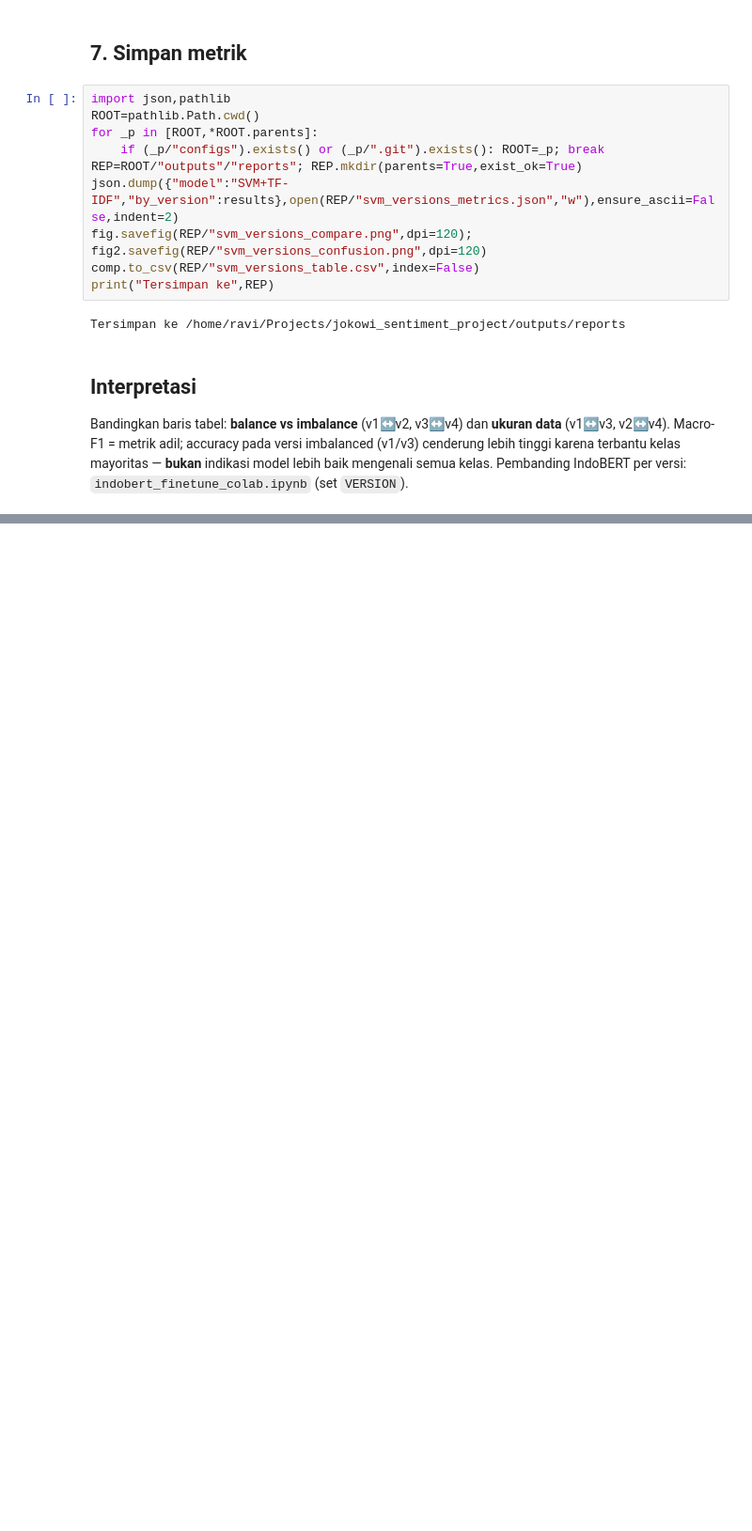
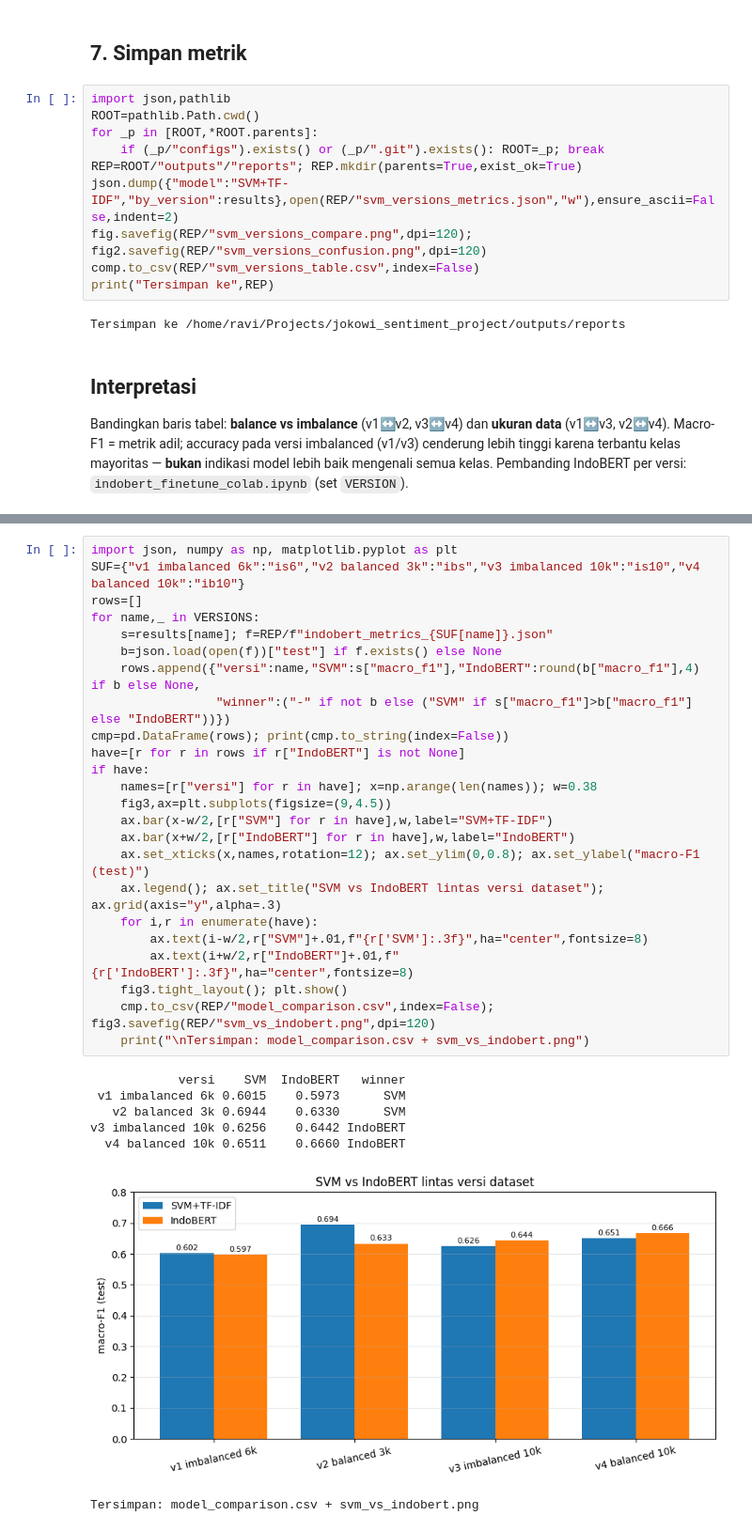
Before and after one commit to Arachnoida/jokowi_sentiment_project, a Jupyter notebook: notebooks/3_modeling/train_svm.ipynb, the cells around one changed output, grey strips where cells are left out. Shown at 94% size. Cells and saved outputs as stored; diff of their text form; blank space fills up the shorter version.

```diff
--- a/notebooks/3_modeling/train_svm.ipynb
+++ b/notebooks/3_modeling/train_svm.ipynb
@@ -180,0 +187,32 @@ mengenali semua kelas. Pembanding IndoBERT per versi: `indobert_finetune_colab.i
+# %%
+import json, numpy as np, matplotlib.pyplot as plt
+SUF={"v1 imbalanced 6k":"is6","v2 balanced 3k":"ibs","v3 imbalanced 10k":"is10","v4 balanced 10k":"ib10"}
+rows=[]
+for name,_ in VERSIONS:
+    s=results[name]; f=REP/f"indobert_metrics_{SUF[name]}.json"
+    b=json.load(open(f))["test"] if f.exists() else None
+    rows.append({"versi":name,"SVM":s["macro_f1"],"IndoBERT":round(b["macro_f1"],4) if b else None,
+                 "winner":("-" if not b else ("SVM" if s["macro_f1"]>b["macro_f1"] else "IndoBERT"))})
+cmp=pd.DataFrame(rows); print(cmp.to_string(index=False))
+have=[r for r in rows if r["IndoBERT"] is not None]
+if have:
+    names=[r["versi"] for r in have]; x=np.arange(len(names)); w=0.38
+    fig3,ax=plt.subplots(figsize=(9,4.5))
+    ax.bar(x-w/2,[r["SVM"] for r in have],w,label="SVM+TF-IDF")
+    ax.bar(x+w/2,[r["IndoBERT"] for r in have],w,label="IndoBERT")
+    ax.set_xticks(x,names,rotation=12); ax.set_ylim(0,0.8); ax.set_ylabel("macro-F1 (test)")
+    ax.legend(); ax.set_title("SVM vs IndoBERT lintas versi dataset"); ax.grid(axis="y",alpha=.3)
+    for i,r in enumerate(have):
+        ax.text(i-w/2,r["SVM"]+.01,f"{r['SVM']:.3f}",ha="center",fontsize=8)
+        ax.text(i+w/2,r["IndoBERT"]+.01,f"{r['IndoBERT']:.3f}",ha="center",fontsize=8)
+    fig3.tight_layout(); plt.show()
+    cmp.to_csv(REP/"model_comparison.csv",index=False); fig3.savefig(REP/"svm_vs_indobert.png",dpi=120)
+    print("\nTersimpan: model_comparison.csv + svm_vs_indobert.png")
+# %% [output]
+            versi    SVM  IndoBERT   winner
+ v1 imbalanced 6k 0.6015    0.5973      SVM
+   v2 balanced 3k 0.6944    0.6330      SVM
+v3 imbalanced 10k 0.6256    0.6442 IndoBERT
+  v4 balanced 10k 0.6511    0.6660 IndoBERT
+[figure, added]
+Tersimpan: model_comparison.csv + svm_vs_indobert.png
```
Also changed, not shown: parts of 2 cells of this notebook, 11 other files.
